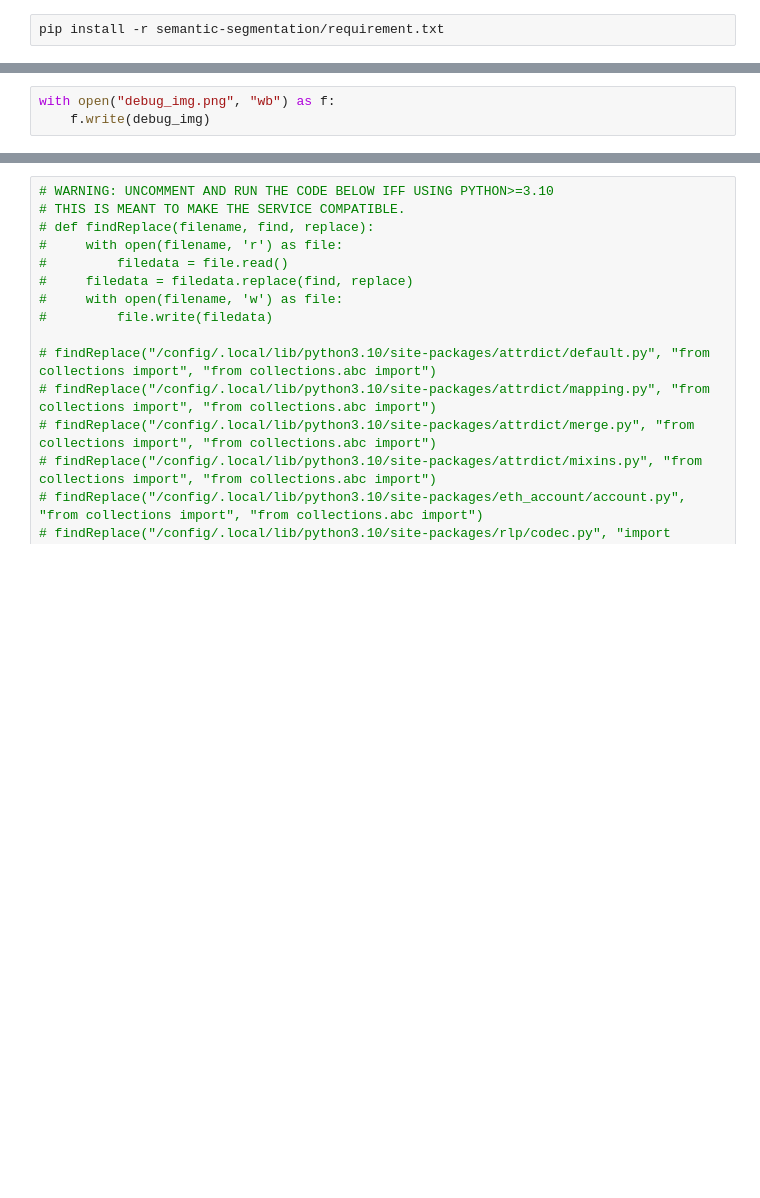
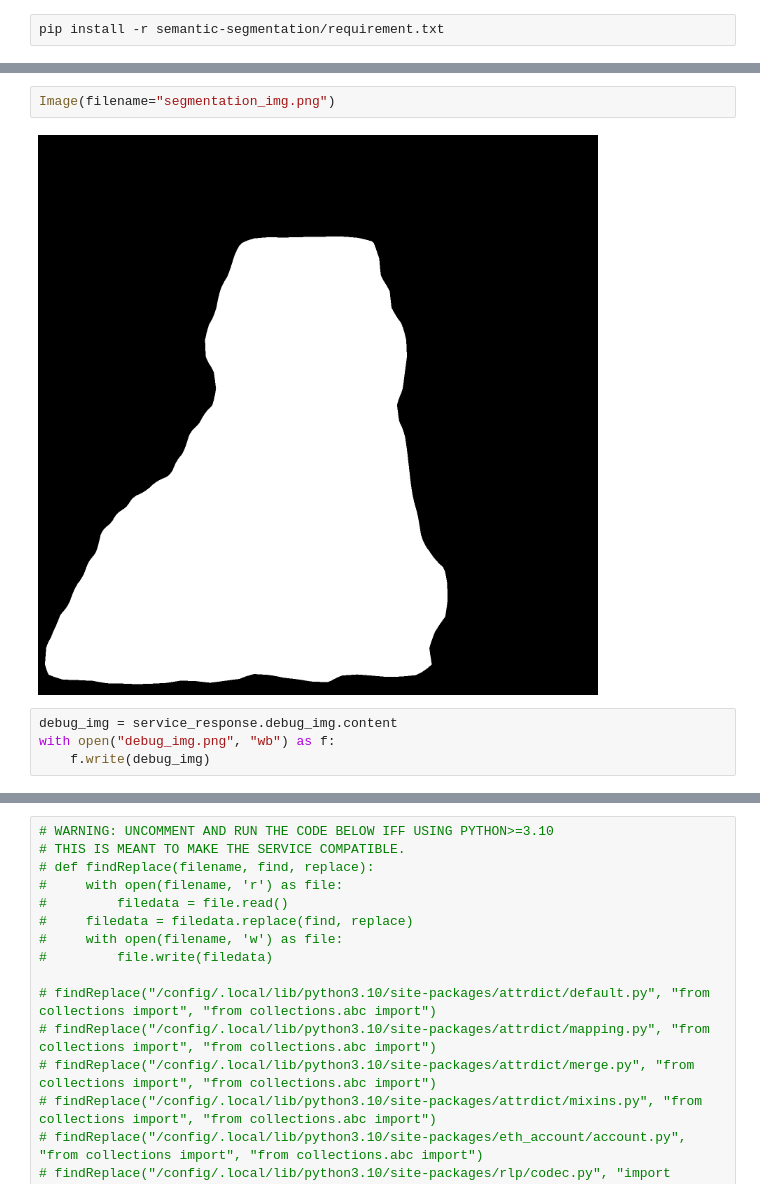
Before and after one commit to franciscojoray/nft-images, a Jupyter notebook: nft-images.ipynb, the cells around one changed output, grey strips where cells are left out. Drawn from its saved outputs; the diff is of its cells as text; blank space fills up the shorter version.

```diff
--- a/nft-images.ipynb
+++ b/nft-images.ipynb
@@ -39,3 +42,8 @@ debug_img = b'\211PNG\r\n\032\n\000\000\000\rIHDR\000\000\001\340\000\000\001\34
+# %%
+Image(filename="segmentation_img.png")
+# %% [output]
+[figure, added]
 # %%
+debug_img = service_response.debug_img.content
 with open("debug_img.png", "wb") as f:
     f.write(debug_img)
```
Also changed, not shown: parts of 13 cells of this notebook.
